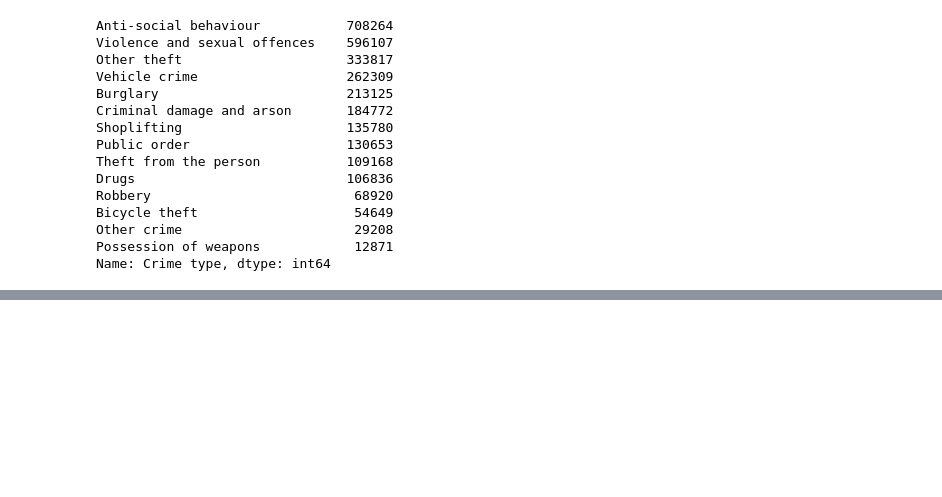
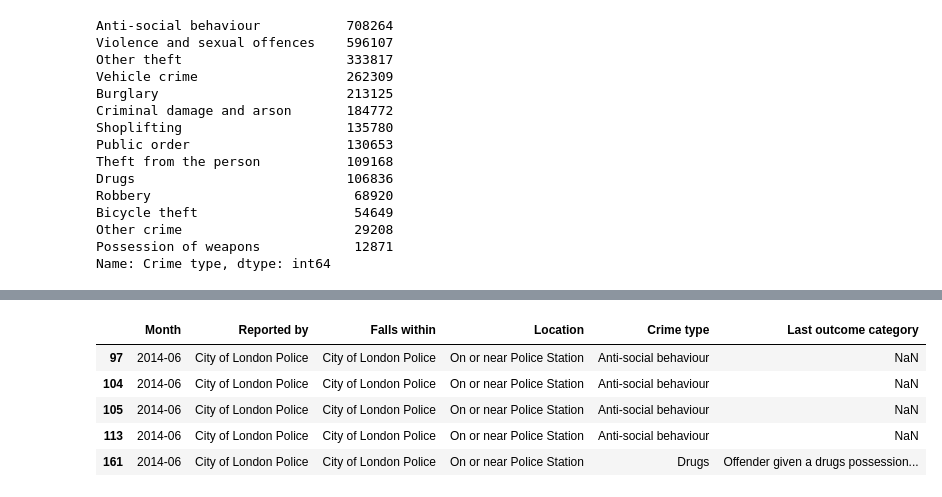
Before and after one commit to ToluAkin/improved-octo-dollop, a Jupyter notebook: capstone.ipynb, the cells around one changed output, grey strips where cells are left out. Cells and saved outputs as stored; diff of their text form; code cells hidden in the pictures; blank space fills up the shorter version.

```diff
--- a/capstone.ipynb
+++ b/capstone.ipynb
@@ -314 +335,11 @@ Name: Crime type, dtype: int64
+# %%
+policePresent = street[street['Location'] == 'On or near Police Station']
+policePresent.head()
+# %% [output]
+|  | Month | Reported by | Falls within | Location | Crime type | Last outcome category |
+| 97 | 2014-06 | City of London Police | City of London Police | On or near Police Station | Anti-social behaviour | NaN |
+| 104 | 2014-06 | City of London Police | City of London Police | On or near Police Station | Anti-social behaviour | NaN |
+| 105 | 2014-06 | City of London Police | City of London Police | On or near Police Station | Anti-social behaviour | NaN |
+| 113 | 2014-06 | City of London Police | City of London Police | On or near Police Station | Anti-social behaviour | NaN |
+| 161 | 2014-06 | City of London Police | City of London Police | On or near Police Station | Drugs | Offender given a drugs possession... |
 # %%
```
Also changed, not shown: parts of 47 cells of this notebook.
